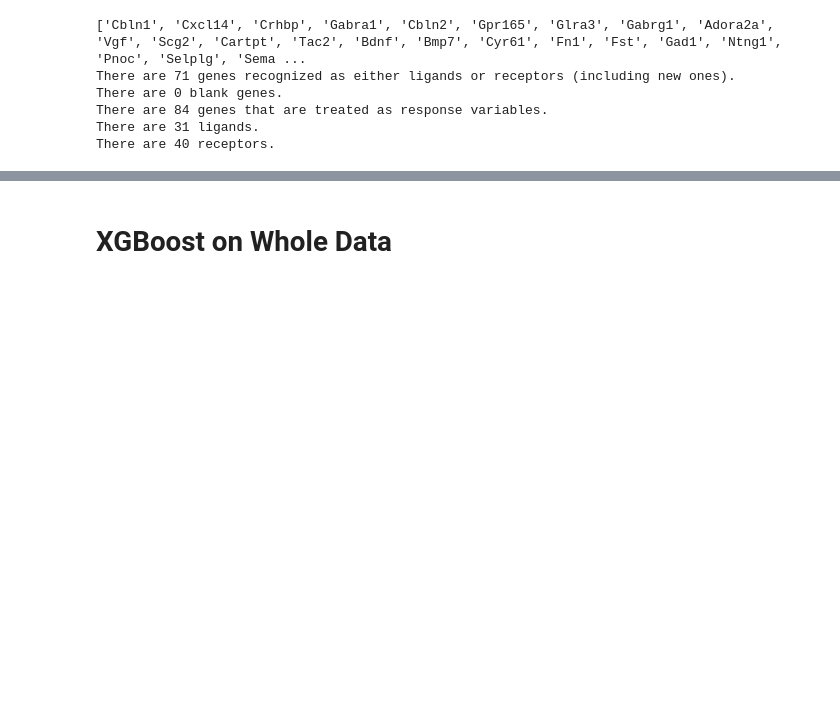
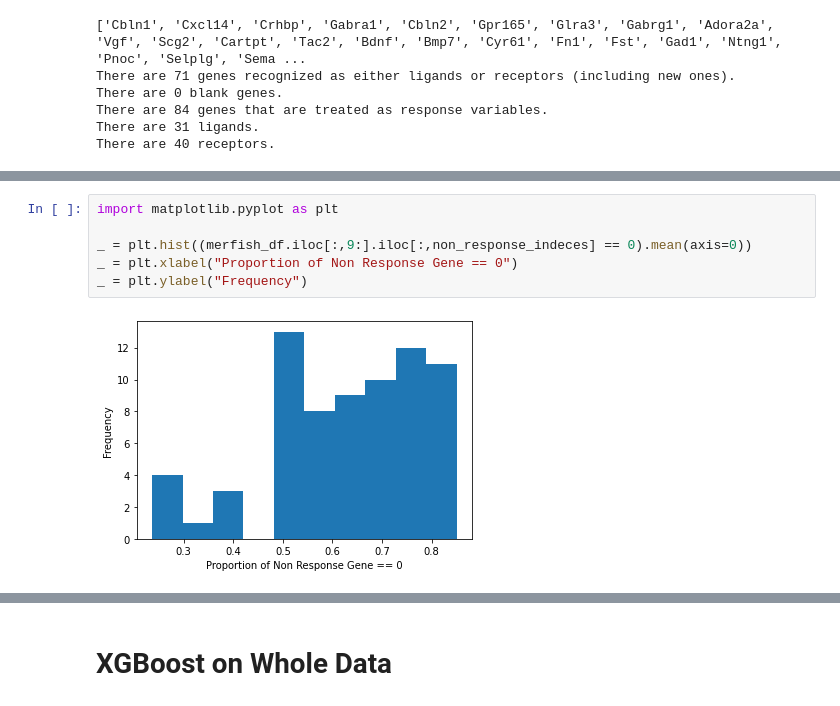
Before and after one commit to prob-ml/spice, a Jupyter notebook: examples/XGBoost_CV.ipynb, the cells around one changed output, grey strips where cells are left out. Saved outputs shown, nothing was run; the diff lists cells and outputs as text; blank space fills up the shorter version.

```diff
--- a/examples/XGBoost_CV.ipynb
+++ b/examples/XGBoost_CV.ipynb
@@ -107,0 +121,8 @@ There are 40 receptors.
+# %%
+import matplotlib.pyplot as plt
+
+_ = plt.hist((merfish_df.iloc[:,9:].iloc[:,non_response_indeces] == 0).mean(axis=0))
+_ = plt.xlabel("Proportion of Non Response Gene == 0")
+_ = plt.ylabel("Frequency")
+# %% [output]
+[figure, added]
```
Also changed, not shown: parts of 5 cells of this notebook, 13 other files.
